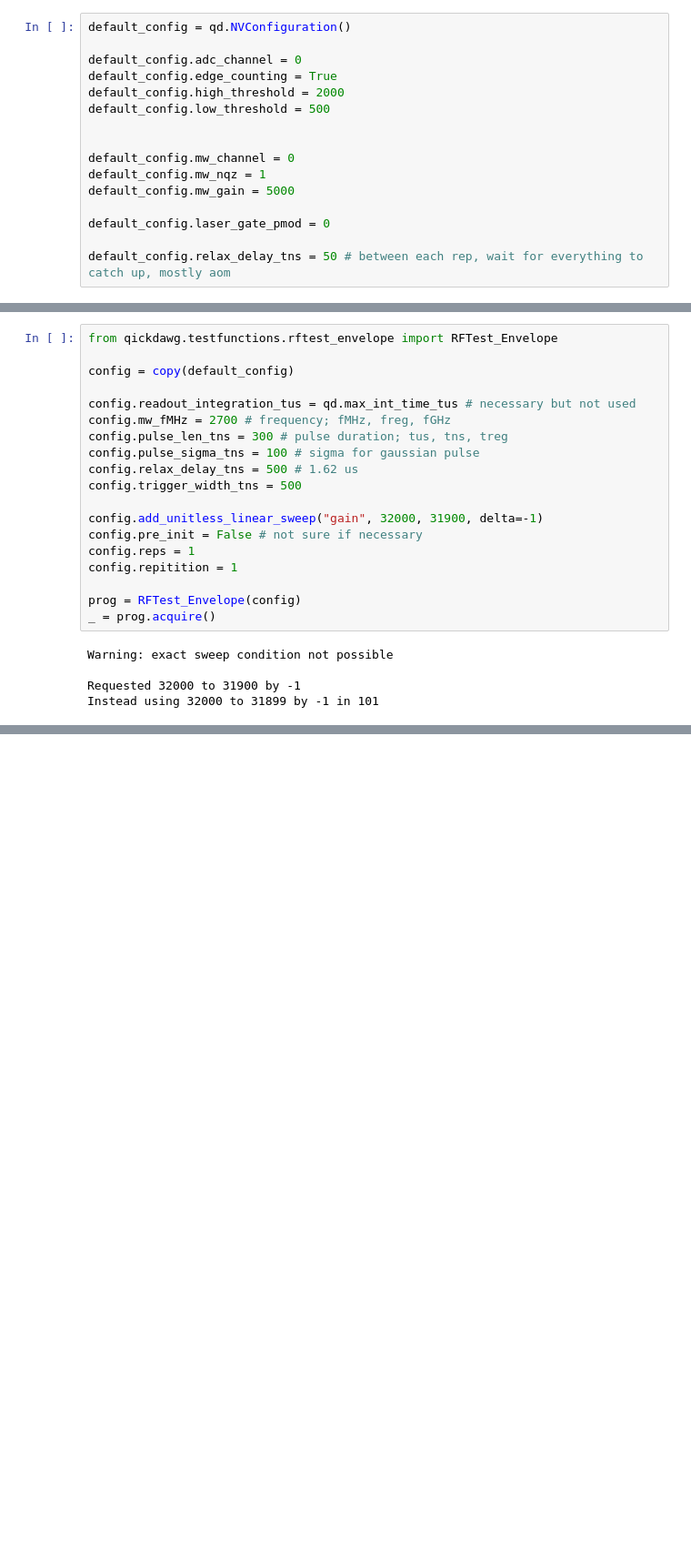
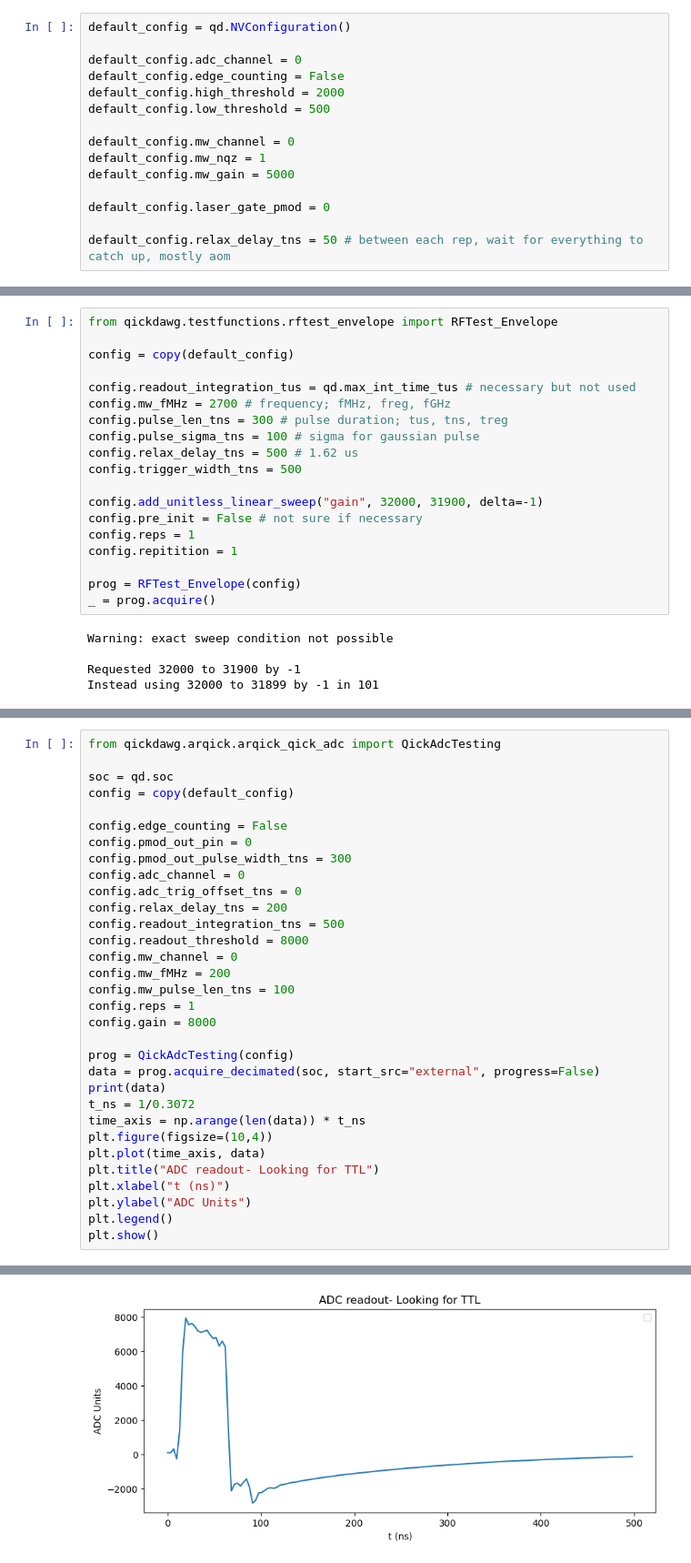
Before and after one commit to NnguyenHTommy/qick-dawg, a Jupyter notebook: jupyter_notebooks/rf_testing_notebook.ipynb, the cells around one changed output, grey strips where cells are left out. Shown at 91% size. Cells and saved outputs as stored; diff of their text form; blank space fills up the shorter version.

```diff
--- a/jupyter_notebooks/rf_testing_notebook.ipynb
+++ b/jupyter_notebooks/rf_testing_notebook.ipynb
@@ -56,10 +53,9 @@ QICK library version mismatch: 0.2.324 remote (the board), 0.2.302 local (the PC
 default_config = qd.NVConfiguration()
 
 default_config.adc_channel = 0
-default_config.edge_counting = True
+default_config.edge_counting = False
 default_config.high_threshold = 2000
 default_config.low_threshold = 500
-
 
 default_config.mw_channel = 0
 default_config.mw_nqz = 1
@@ -375,0 +374,33 @@ Instead using 32000 to 31899 by -1 in 101
+# %%
+from qickdawg.arqick.arqick_qick_adc import QickAdcTesting
+
+soc = qd.soc
+config = copy(default_config)
+
+config.edge_counting = False
+config.pmod_out_pin = 0
+config.pmod_out_pulse_width_tns = 300
+config.adc_channel = 0
+config.adc_trig_offset_tns = 0
+config.relax_delay_tns = 200
+config.readout_integration_tns = 500
+config.readout_threshold = 8000
+config.mw_channel = 0
+config.mw_fMHz = 200
+config.mw_pulse_len_tns = 100
+config.reps = 1
+config.gain = 8000
+
+prog = QickAdcTesting(config)
+data = prog.acquire_decimated(soc, start_src="external", progress=False)
+print(data)
+t_ns = 1/0.3072
+time_axis = np.arange(len(data)) * t_ns
+plt.figure(figsize=(10,4))
+plt.plot(time_axis, data)
+plt.title("ADC readout- Looking for TTL")
+plt.xlabel("t (ns)")
+plt.ylabel("ADC Units")
+plt.legend()
+plt.show()
+# %% [output]
@@ -375,0 +423 @@ Instead using 32000 to 31899 by -1 in 101
+[figure, added]
```
Also changed, not shown: parts of 8 cells of this notebook, 2 other files.
